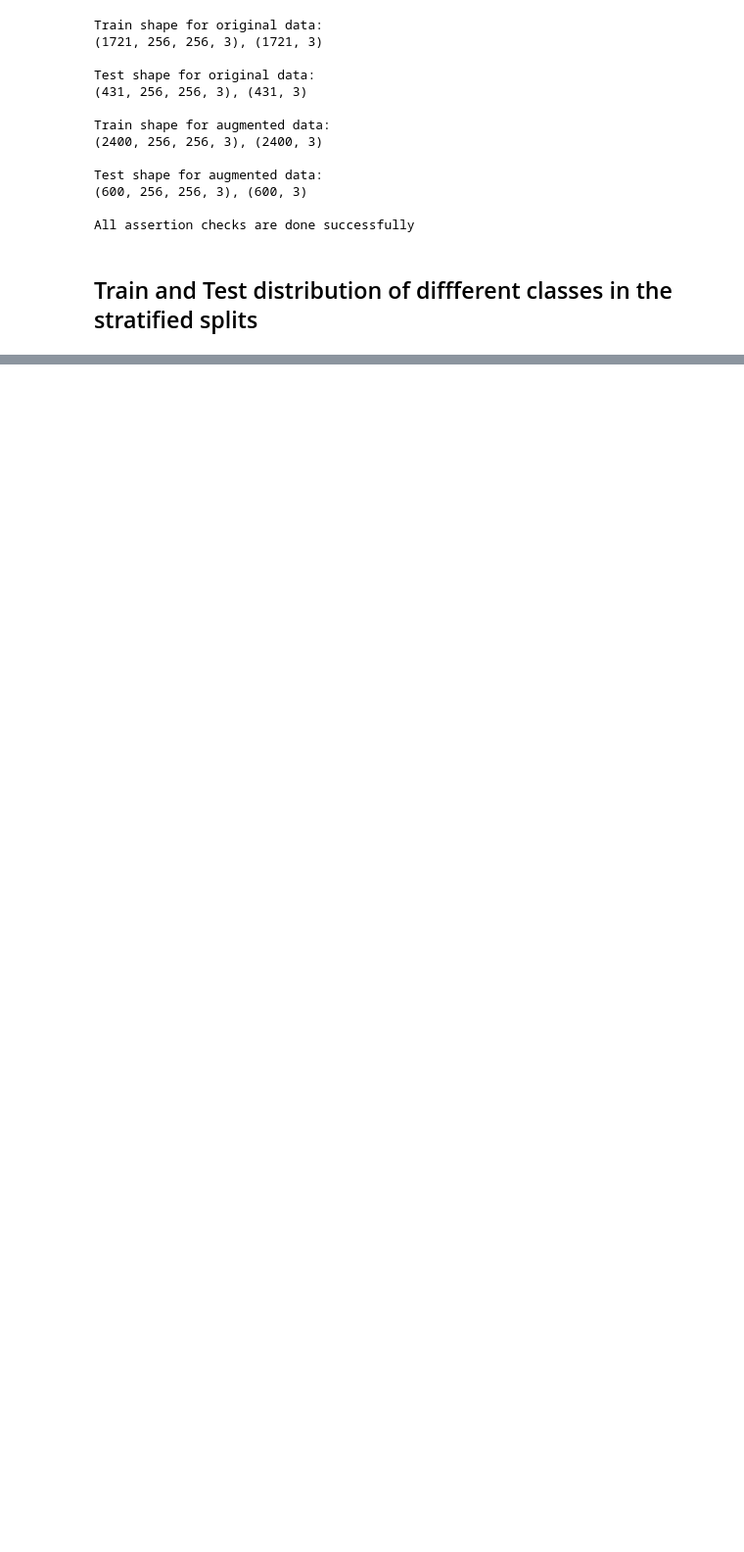
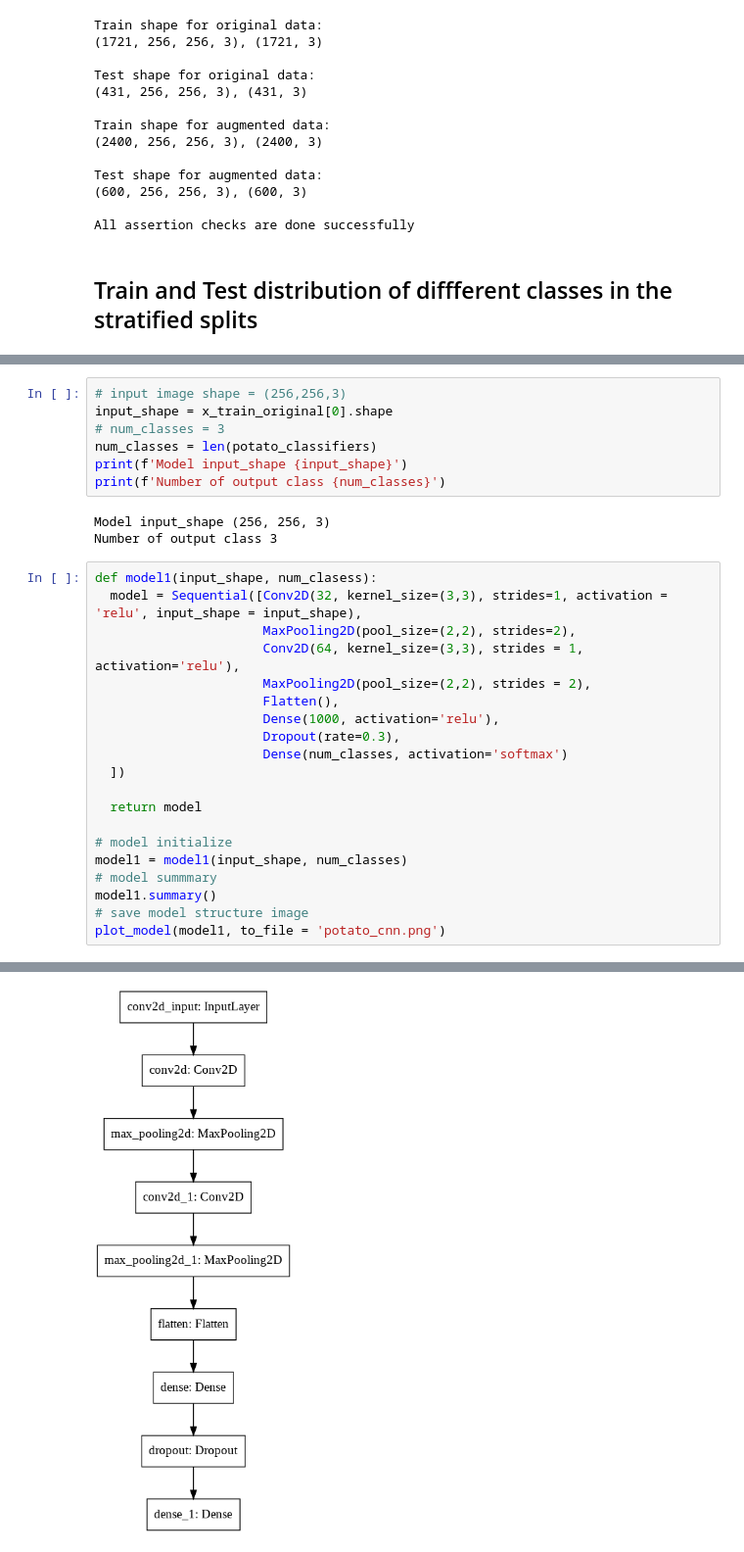
Before and after one commit to sayan0506/Agriculture-project-notes-and-references, a Jupyter notebook: Potato_Leaf_Classifer.ipynb, the cells around one changed output, grey strips where cells are left out. Shown at 98% size. Cells and saved outputs as stored; diff of their text form; blank space fills up the shorter version.

```diff
--- a/Potato_Leaf_Classifer.ipynb
+++ b/Potato_Leaf_Classifer.ipynb
@@ -620,0 +687,31 @@ potato_classifiers_path[0]
+# %%
+# input image shape = (256,256,3)
+input_shape = x_train_original[0].shape
+# num_classes = 3
+num_classes = len(potato_classifiers)
+print(f'Model input_shape {input_shape}')
+print(f'Number of output class {num_classes}')
+# %% [output]
+Model input_shape (256, 256, 3)
+Number of output class 3
+# %%
+def model1(input_shape, num_clasess):
+  model = Sequential([Conv2D(32, kernel_size=(3,3), strides=1, activation = 'relu', input_shape = input_shape),
+                      MaxPooling2D(pool_size=(2,2), strides=2),
+                      Conv2D(64, kernel_size=(3,3), strides = 1, activation='relu'),
+                      MaxPooling2D(pool_size=(2,2), strides = 2),
+                      Flatten(),
+                      Dense(1000, activation='relu'),
+                      Dropout(rate=0.3),
+                      Dense(num_classes, activation='softmax')
+  ])
+
+  return model
+
+# model initialize
+model1 = model1(input_shape, num_classes)
+# model summmary
+model1.summary()
+# save model structure image
+plot_model(model1, to_file = 'potato_cnn.png')
+# %% [output]
@@ -620,0 +735 @@ potato_classifiers_path[0]
+[figure, added]
```
Also changed, not shown: parts of 40 cells of this notebook.
